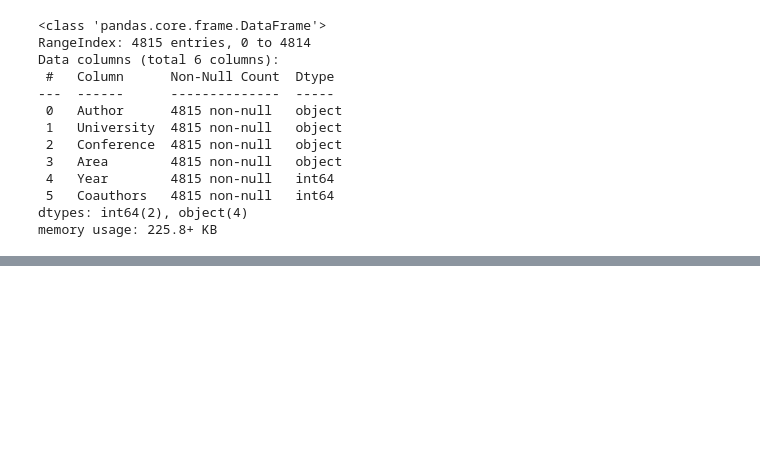
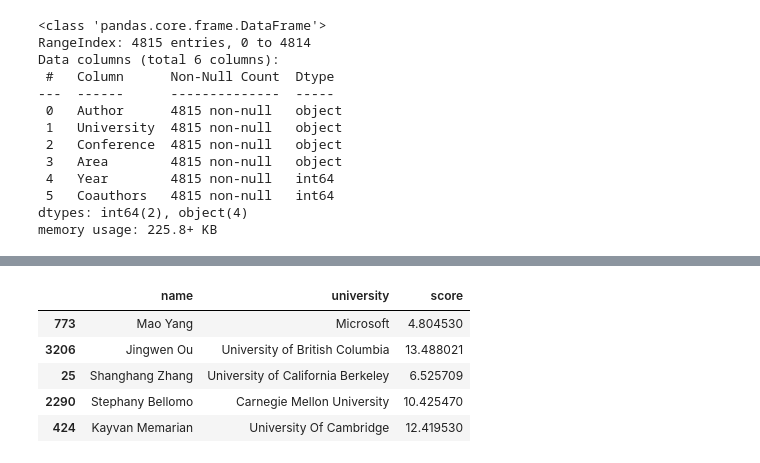
Before and after one commit to sachiniyer/my_college_rankings, a Jupyter notebook: main.ipynb, the cells around one changed output, grey strips where cells are left out. Saved outputs shown, nothing was run; the diff lists cells and outputs as text; code cells hidden in the pictures; blank space fills up the shorter version.

```diff
--- a/main.ipynb
+++ b/main.ipynb
@@ -128,0 +188,22 @@ I will take the Meta Scores, normalize them with min max scaling. Then I will ap
+# %%
+dfpaperscore = pd.DataFrame(columns=['name', 'university', 'score'])
+
+for index, row in tqdm(dfbestpaper.iterrows(), desc="Best Paper Scores", unit="item", total=len(dfbestpaper)):
+    name = row['Author']
+    university = row['University']
+
+    year = row['Year']
+    area = row['Area']
+    coauthors = row['Coauthors']
+
+    yearweight = year_weight(year)
+    areaweight = area_weight(area)
+
+    count = 10 * yearweight * areaweight
+
+    existing_rows = dfpaperscore[dfpaperscore['name'] == name]
+    if existing_rows.empty:
+        dfpaperscore.loc[len(dfpaperscore)] = [name, university, count]
+    else:
+        for idx in existing_rows.index:
+            dfpaperscore.at[idx, 'score'] += count
@@ -128,0 +219,9 @@ I will take the Meta Scores, normalize them with min max scaling. Then I will ap
+# %%
+dfpaperscore.sample(5)
+# %% [output]
+|  | name | university | score |
+| 773 | Mao Yang | Microsoft | 4.804530 |
+| 3206 | Jingwen Ou | University of British Columbia | 13.488021 |
+| 25 | Shanghang Zhang | University of California Berkeley | 6.525709 |
+| 2290 | Stephany Bellomo | Carnegie Mellon University | 10.425470 |
+| 424 | Kayvan Memarian | University Of Cambridge | 12.419530 |
```
Also changed, not shown: parts of 11 cells of this notebook.
